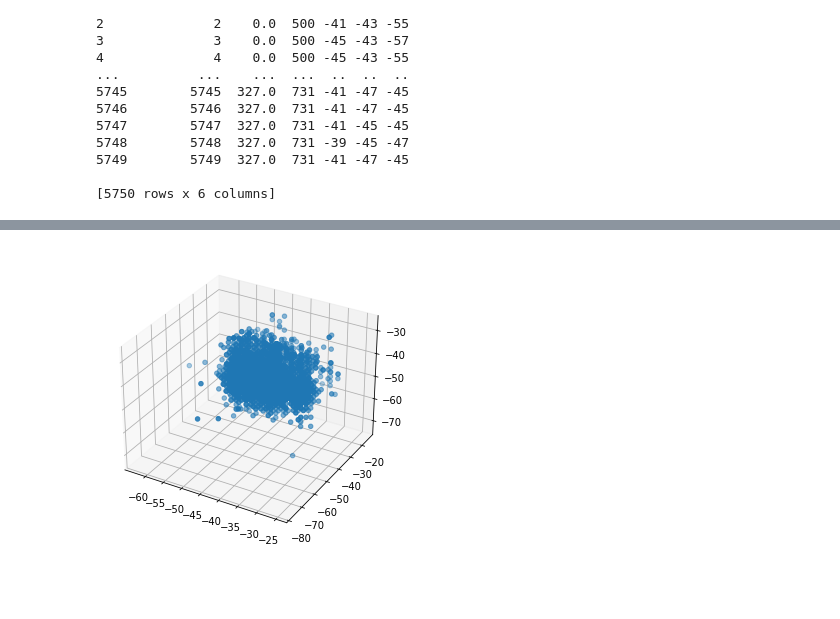
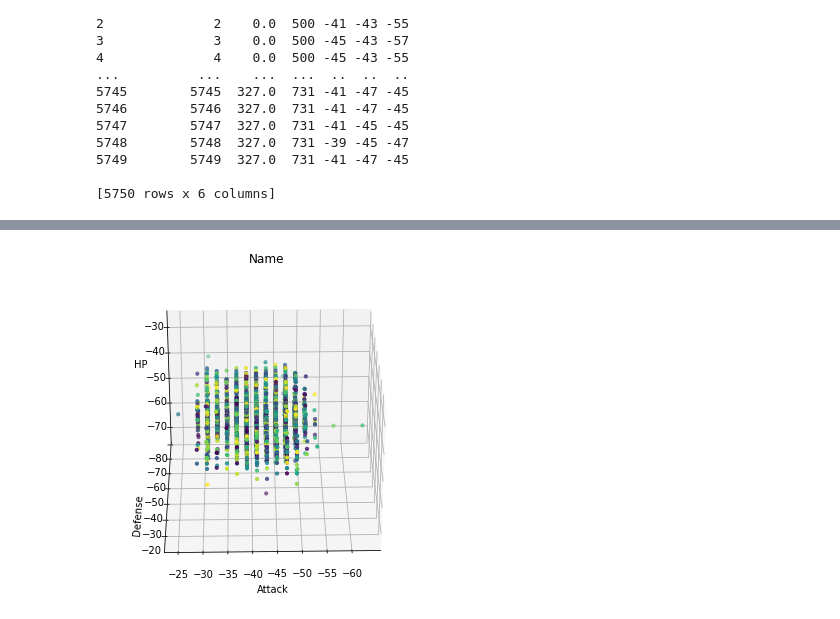
Before and after one commit to kepler42/EE494, a Jupyter notebook: plot.ipynb, the cells around one changed output, grey strips where cells are left out. Cells and saved outputs as stored; diff of their text form; code cells hidden in the pictures; blank space fills up the shorter version.

Commit message:
plot, input analysis

```diff
--- a/plot.ipynb
+++ b/plot.ipynb
@@ -25,3 +57,7 @@ print(df)
 5749        5749  327.0  731 -41 -47 -45
 
 [5750 rows x 6 columns]
+# %%
+
+df["x_y"] = (df["0"].apply(str) + df["1"].apply(str)).astype("string")
+df
@@ -27,0 +78,8 @@ print(df)
+# %%
+unique = df.x_y.unique()
+# %%
+#df['c'] = df.x_y.map({0:colors[0], 1:colors[1], 2:colors[2]})
+colors = {}
+for i,j in enumerate(unique):
+    colors[j] = i+1
+print(colors)
@@ -27,0 +88,3 @@ print(df)
+# %%
+df['c']=df['x_y'].map(colors)
+df
@@ -28,17 +105,27 @@ print(df)
 # %%
 
-fig = pyplot.figure()
-ax = Axes3D(fig)
+
+fig = plt.figure(figsize=(26,6))
+
+ax = fig.add_subplot(131, projection='3d')
+
 # x_y = np.asarray(df['1'] )
 sequence_containing_x_vals = np.asarray(df['2'] )
 sequence_containing_y_vals = np.asarray(df['3'] )
 sequence_containing_z_vals = np.asarray(df['4'] )
 
 random.shuffle(sequence_containing_x_vals)
 random.shuffle(sequence_containing_y_vals)
 random.shuffle(sequence_containing_z_vals)
 
-ax.scatter(sequence_containing_x_vals, sequence_containing_y_vals, sequence_containing_z_vals)
-pyplot.show()
+
+ax.scatter(df['2'], df['3'], df['4'],c=df.c, s=10)
+ax.set_title('Name')
+ax.set_xlabel('Attack')
+ax.set_ylabel('Defense')
+ax.set_zlabel('HP')
+for angle in range(0,90):
+    ax.view_init(30,angle)
+plt.show()
 # %% [output]
-[figure, old version]
+[figure, new version]
```
Also changed, not shown: parts of 5 cells of this notebook, 3 other files.
